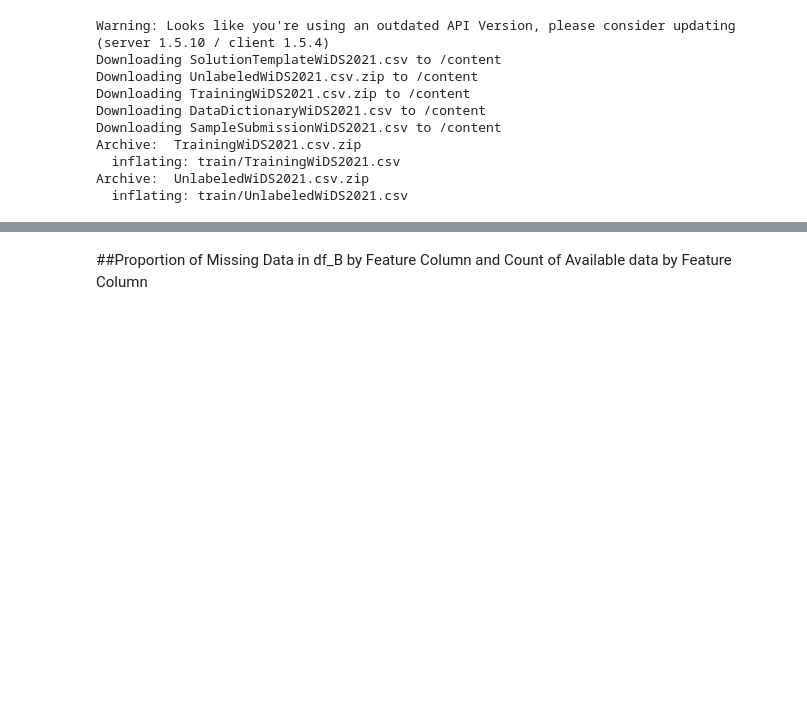
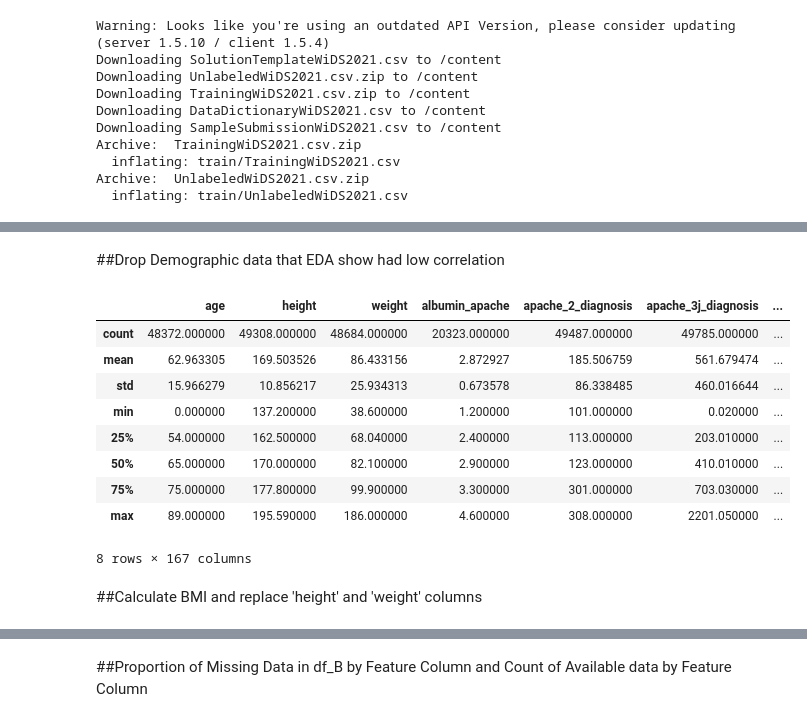
Before and after one commit to K-Hebel/WiDS_Chi, a Jupyter notebook: Model_WiDS.ipynb, the cells around one changed output, grey strips where cells are left out. Drawn from its saved outputs; the diff is of its cells as text; code cells hidden in the pictures; blank space fills up the shorter version.

```diff
--- a/Model_WiDS.ipynb
+++ b/Model_WiDS.ipynb
@@ -133,3 +52,5 @@ Archive:  TrainingWiDS2021.csv.zip
   inflating: train/TrainingWiDS2021.csv
 Archive:  UnlabeledWiDS2021.csv.zip
   inflating: train/UnlabeledWiDS2021.csv
+# %%
+df=pd.read_csv("train/TrainingWiDS2021.csv")
@@ -135,0 +59,2 @@ Archive:  UnlabeledWiDS2021.csv.zip
+# %%
+df_A=sample=df.groupby('diabetes_mellitus', group_keys=False).apply(lambda x: x.sample(25000))
@@ -135,0 +81,31 @@ Archive:  UnlabeledWiDS2021.csv.zip
+# %% [markdown]
+##Drop Demographic data that EDA show had low correlation
+# %%
+df_A=df_A.drop(['Unnamed: 0',
+ 'encounter_id',
+ 'hospital_id',
+ 'bmi',
+ 'elective_surgery',
+ 'ethnicity',
+ 'gender',
+ 'hospital_admit_source',
+ 'icu_admit_source',
+ 'icu_id',
+ 'icu_stay_type',
+ 'icu_type',
+ 'pre_icu_los_days',
+ 'readmission_status'], axis=1)
+df_A.describe()
+# %% [output]
+|  | age | height | weight | albumin_apache | apache_2_diagnosis | apache_3j_diagnosis | ... |
+| count | 48372.000000 | 49308.000000 | 48684.000000 | 20323.000000 | 49487.000000 | 49785.000000 | ... |
+| mean | 62.963305 | 169.503526 | 86.433156 | 2.872927 | 185.506759 | 561.679474 | ... |
+| std | 15.966279 | 10.856217 | 25.934313 | 0.673578 | 86.338485 | 460.016644 | ... |
+| min | 0.000000 | 137.200000 | 38.600000 | 1.200000 | 101.000000 | 0.020000 | ... |
+| 25% | 54.000000 | 162.500000 | 68.040000 | 2.400000 | 113.000000 | 203.010000 | ... |
+| 50% | 65.000000 | 170.000000 | 82.100000 | 2.900000 | 123.000000 | 410.010000 | ... |
+| 75% | 75.000000 | 177.800000 | 99.900000 | 3.300000 | 301.000000 | 703.030000 | ... |
+| max | 89.000000 | 195.590000 | 186.000000 | 4.600000 | 308.000000 | 2201.050000 | ... |
+8 rows × 167 columns
+# %% [markdown]
+##Calculate BMI and replace 'height' and 'weight' columns
```
Also changed, not shown: parts of 49 cells of this notebook.
